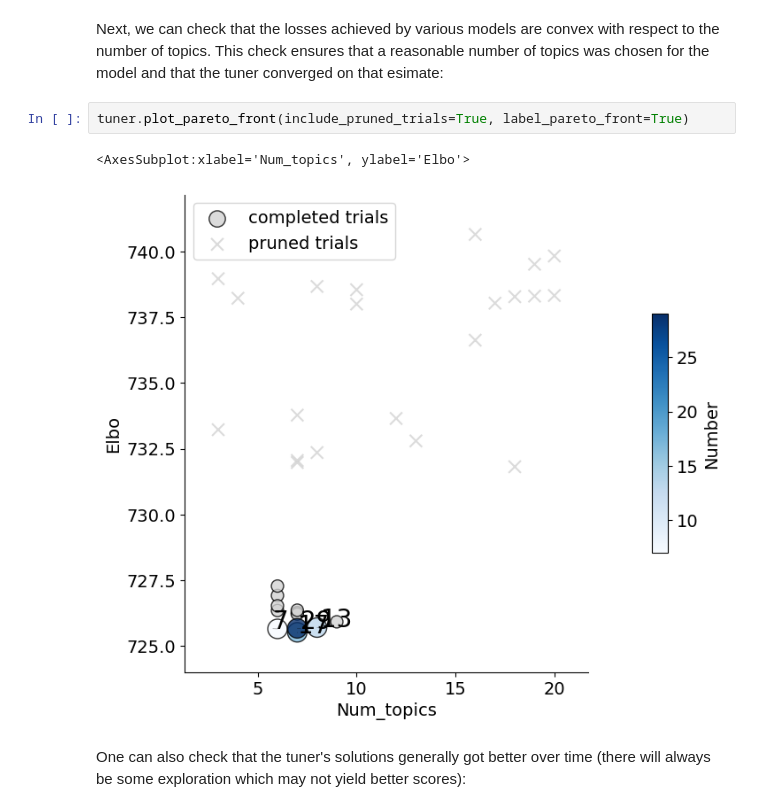
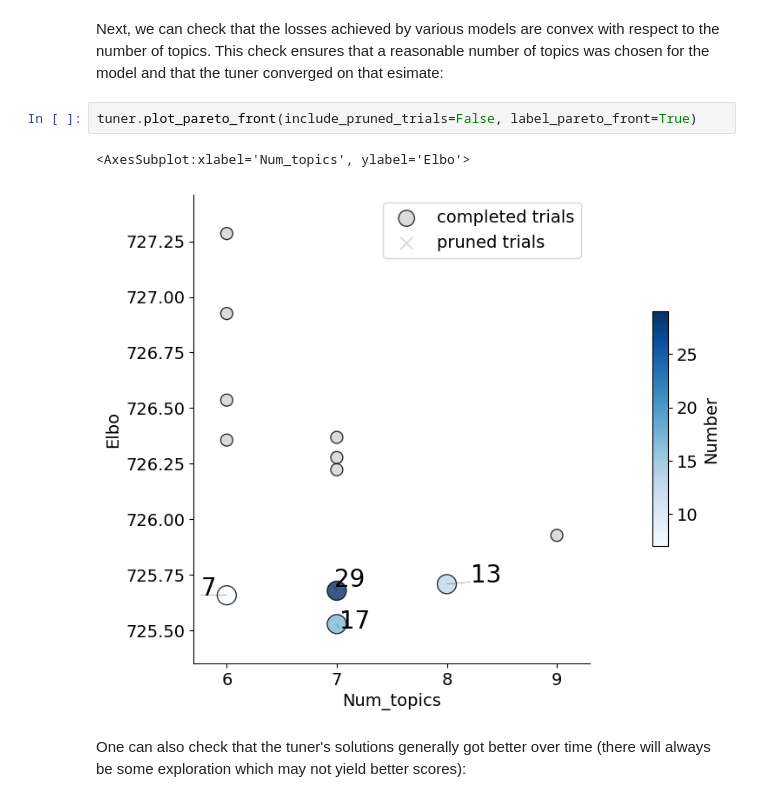
Before and after one commit to cistrome/MIRA, a Jupyter notebook: docs/source/notebooks/CODAL_tutorial.ipynb, the cells around one changed output. Cells and saved outputs as stored; diff of their text form.

```diff
--- a/docs/source/notebooks/CODAL_tutorial.ipynb
+++ b/docs/source/notebooks/CODAL_tutorial.ipynb
@@ -171,10 +171,10 @@ ax.set(ylim = (7e2, 7.7e2))
 # %% [markdown]
 Next, we can check that the losses achieved by various models are convex with respect to the number of topics. This check ensures that a reasonable number of topics was chosen for the model and that the tuner converged on that esimate:
 # %%
-tuner.plot_pareto_front(include_pruned_trials=True, label_pareto_front=True)
+tuner.plot_pareto_front(include_pruned_trials=False, label_pareto_front=True)
 # %% [output]
 <AxesSubplot:xlabel='Num_topics', ylabel='Elbo'>
-[figure, old version]
+[figure, new version]
 # %% [markdown]
 One can also check that the tuner's solutions generally got better over time (there will always be some exploration which may not yield better scores):
 # %%
```
Also changed, not shown: parts of 1 cell of this notebook.
